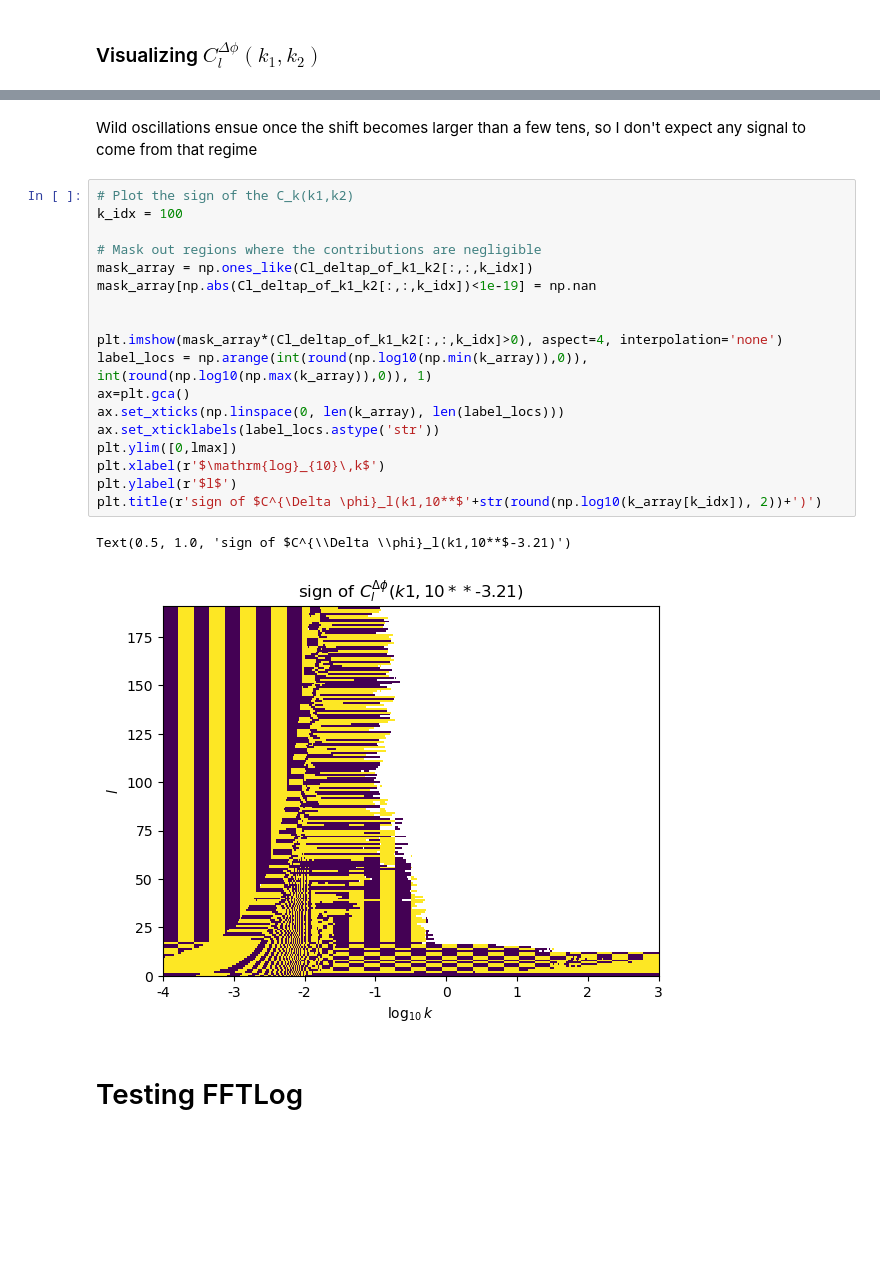
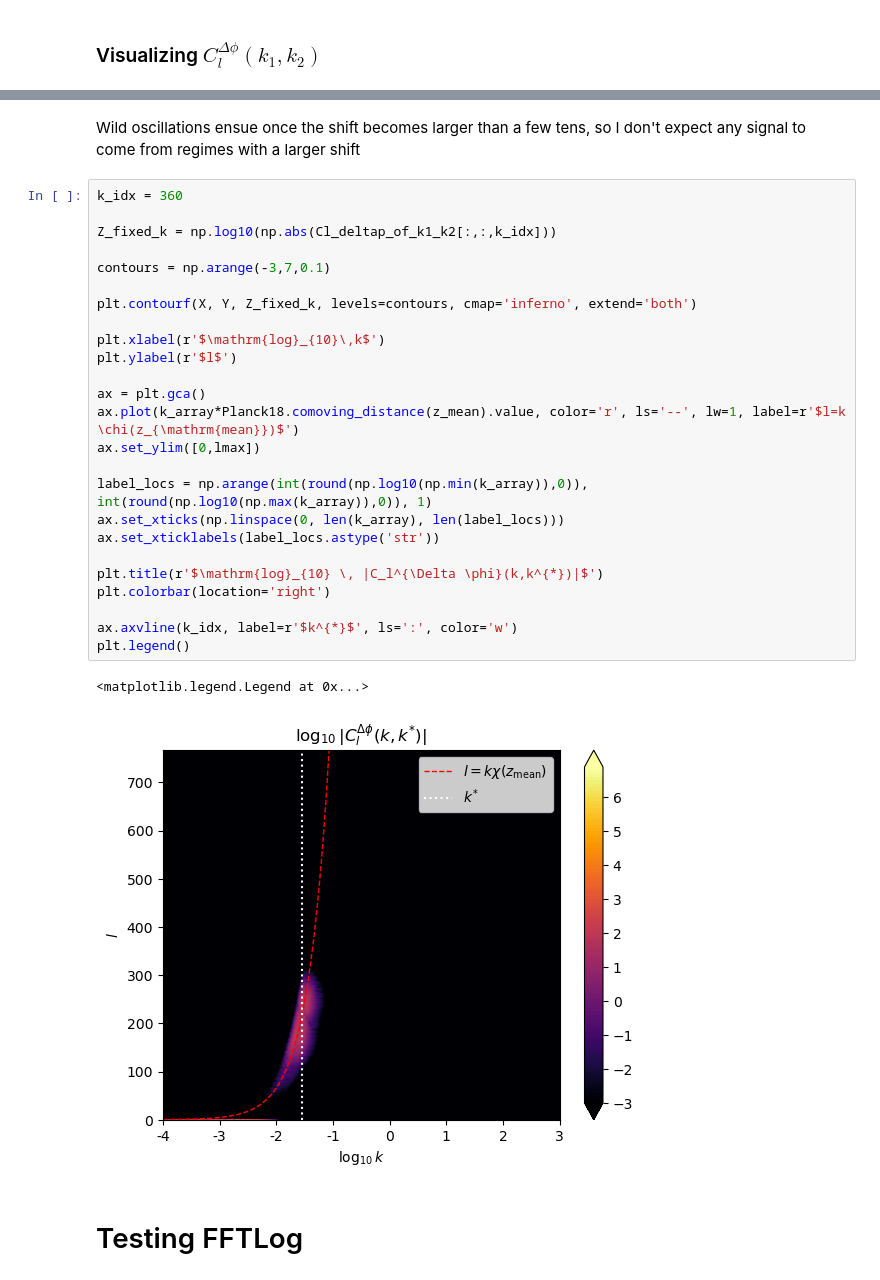
Before and after one commit to abaleato/CARDiAC, a Jupyter notebook: Get_DeltaPhi_PS.ipynb, the cells around one changed output, grey strips where cells are left out. Cells and saved outputs as stored; diff of their text form; blank space fills up the shorter version.

```diff
--- a/Get_DeltaPhi_PS.ipynb
+++ b/Get_DeltaPhi_PS.ipynb
@@ -156,26 +182,33 @@ plt.legend()
 # %% [markdown]
-Wild oscillations ensue once the shift becomes larger than a few tens, so I don't expect any signal to come from that regime
+Wild oscillations ensue once the shift becomes larger than a few tens, so I don't expect any signal to come from regimes with a larger shift
-# %%
-# Plot the sign of the C_k(k1,k2)
-k_idx = 100
-
-# Mask out regions where the contributions are negligible
-mask_array = np.ones_like(Cl_deltap_of_k1_k2[:,:,k_idx])
-mask_array[np.abs(Cl_deltap_of_k1_k2[:,:,k_idx])<1e-19] = np.nan
-
-
-plt.imshow(mask_array*(Cl_deltap_of_k1_k2[:,:,k_idx]>0), aspect=4, interpolation='none')
-label_locs = np.arange(int(round(np.log10(np.min(k_array)),0)), int(round(np.log10(np.max(k_array)),0)), 1)
-ax=plt.gca()
-ax.set_xticks(np.linspace(0, len(k_array), len(label_locs)))
-ax.set_xticklabels(label_locs.astype('str'))
-plt.ylim([0,lmax])
-plt.xlabel(r'$\mathrm{log}_{10}\,k$')
-plt.ylabel(r'$l$')
-plt.title(r'sign of $C^{\Delta \phi}_l(k1,10**$'+str(round(np.log10(k_array[k_idx]), 2))+')')
-# %% [output]
-Text(0.5, 1.0, 'sign of $C^{\\Delta \\phi}_l(k1,10**$-3.21)')
-[figure, removed]
+# %%
+k_idx = 360
+
+Z_fixed_k = np.log10(np.abs(Cl_deltap_of_k1_k2[:,:,k_idx]))
+
+contours = np.arange(-3,7,0.1)
+
+plt.contourf(X, Y, Z_fixed_k, levels=contours, cmap='inferno', extend='both')
+
+plt.xlabel(r'$\mathrm{log}_{10}\,k$')
+plt.ylabel(r'$l$')
+
+ax = plt.gca()
+ax.plot(k_array*Planck18.comoving_distance(z_mean).value, color='r', ls='--', lw=1, label=r'$l=k \chi(z_{\mathrm{mean}})$')
+ax.set_ylim([0,lmax])
+
+label_locs = np.arange(int(round(np.log10(np.min(k_array)),0)), int(round(np.log10(np.max(k_array)),0)), 1)
+ax.set_xticks(np.linspace(0, len(k_array), len(label_locs)))
+ax.set_xticklabels(label_locs.astype('str'))
+
+plt.title(r'$\mathrm{log}_{10} \, |C_l^{\Delta \phi}(k,k^{*})|$')
+plt.colorbar(location='right')
+
+ax.axvline(k_idx, label=r'$k^{*}$', ls=':', color='w')
+plt.legend()
+# %% [output]
+<matplotlib.legend.Legend at 0x...>
+[figure, added]
 # %% [markdown]
 # Testing FFTLog
 # %%
```
Also changed, not shown: parts of 14 cells of this notebook.
